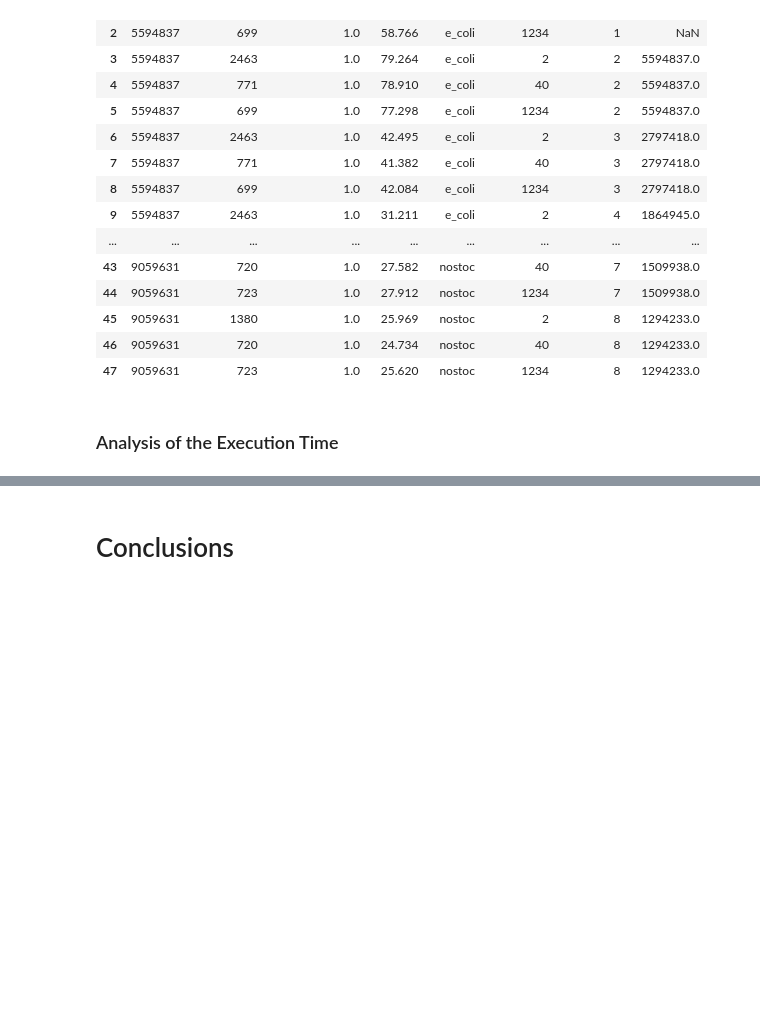
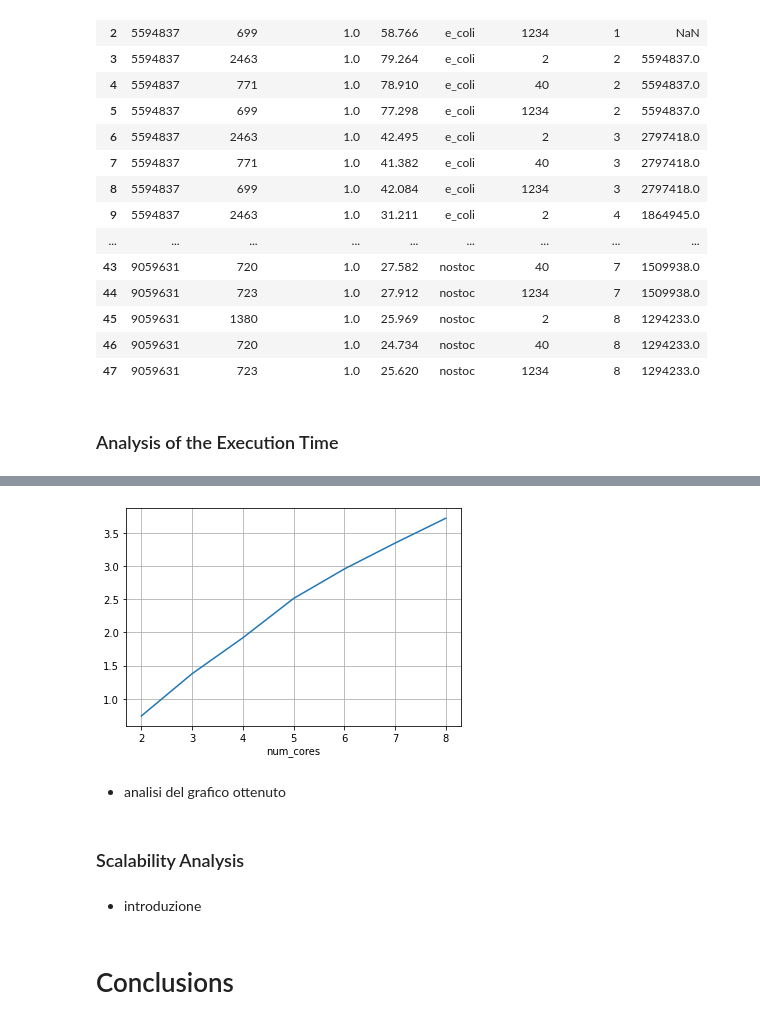
Before and after one commit to Davide-Lotito/ACA_project, a Jupyter notebook: presentation/notebook.ipynb, the cells around one changed output, grey strips where cells are left out. Cells and saved outputs as stored; diff of their text form; code cells hidden in the pictures; blank space fills up the shorter version.

```diff
--- a/presentation/notebook.ipynb
+++ b/presentation/notebook.ipynb
@@ -378,2 +386,18 @@ df.groupby( "num_cores" ).millisecs.mean().plot()
+# %%
+def serialMean(row):
+    means = df[df.num_cores==1].groupby("genome").millisecs.mean()
+    return means[row.genome]/row.millisecs
+# %%
+df["speedup"] = df.apply(serialMean,axis=1)
+df[df.num_cores!=1].groupby("num_cores").speedup.mean().plot()
+plt.grid()
+# %% [output]
+[figure, added]
+# %% [markdown]
+* analisi del grafico ottenuto
+# %% [markdown]
+### Scalability Analysis
+# %% [markdown]
+* introduzione
 # %% [markdown]
 # Conclusions
```
Also changed, not shown: parts of 7 cells of this notebook, 2 other files.
